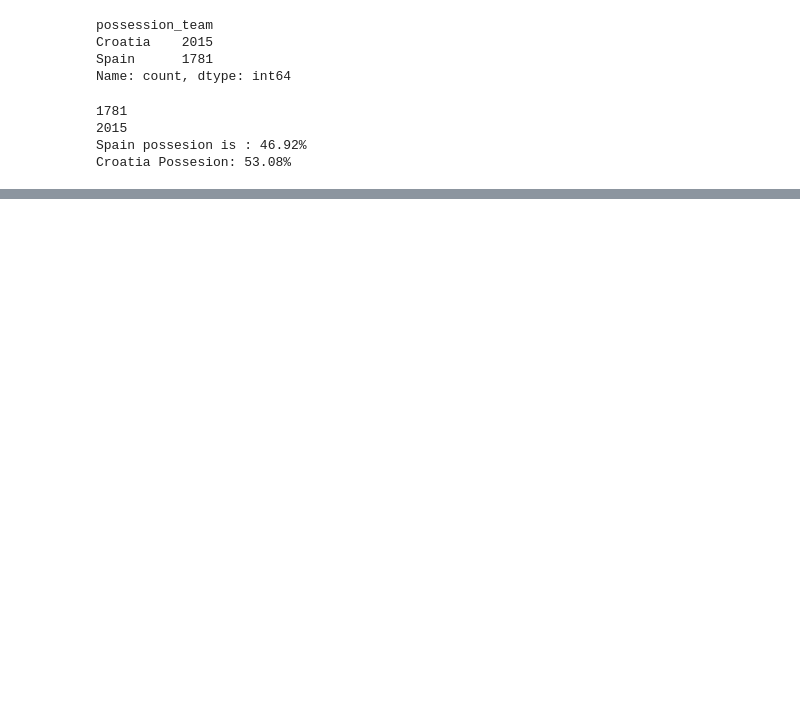
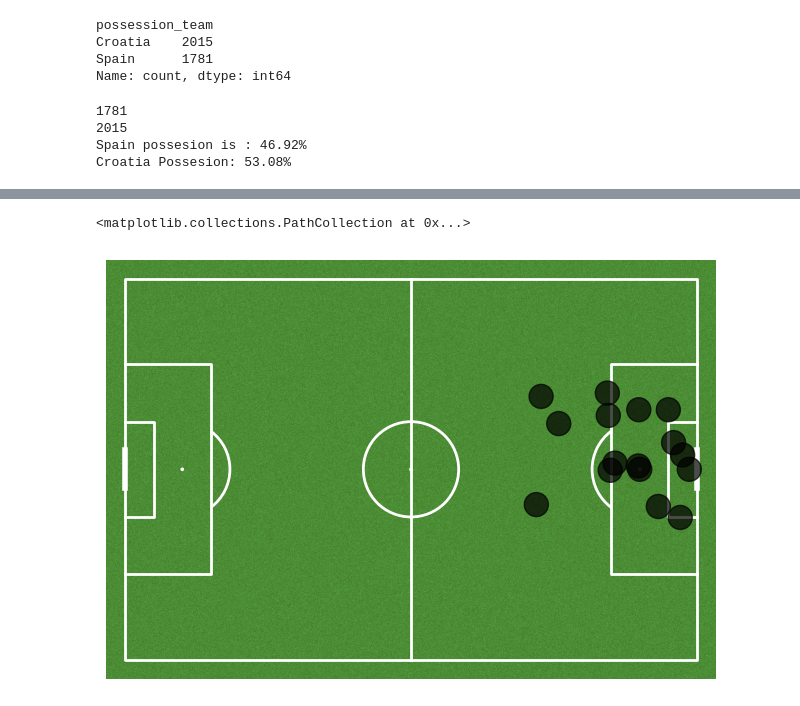
Before and after one commit to molinaferrerj/EUROCUP-ANALYTICS, a Jupyter notebook: 01_explore.ipynb, the cells around one changed output, grey strips where cells are left out. Saved outputs shown, nothing was run; the diff lists cells and outputs as text; code cells hidden in the pictures; blank space fills up the shorter version.

```diff
--- a/01_explore.ipynb
+++ b/01_explore.ipynb
@@ -163,0 +276,24 @@ Croatia Possesion: 53.08%
+# %%
+import random
+from mplsoccer import Pitch
+
+pitch = Pitch(pitch_color='grass', line_color='white')
+fig, ax = pitch.draw()
+
+colors = []
+for outcome in croatia_shots['shot_outcome']:
+    if outcome == 'Goal':
+        colors.append('white')
+
+
+    else:
+        colors.append('black')
+
+for idx in croatia_shots.iterrows():
+    if idx[1]['shot_outcome'] == 'Goal':
+        pitch.annotate(str(int(idx[1]['jersey_number'])), xy=(idx[1]['x'], idx[1]['y']), ax=ax, ha='center', va='center')
+
+pitch.scatter(croatia_shots['x'], croatia_shots['y'], ax=ax, color=colors, edgecolors='black', s=300, label='Croatia Shots', alpha=0.7)
+# %% [output]
+<matplotlib.collections.PathCollection at 0x...>
+[figure, added]
```
Also changed, not shown: parts of 12 cells of this notebook.
